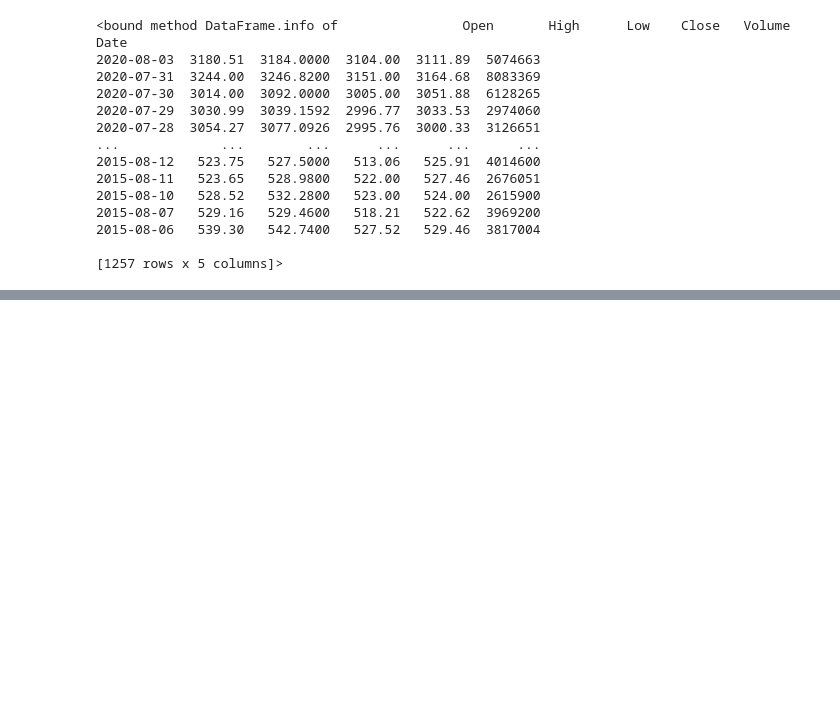
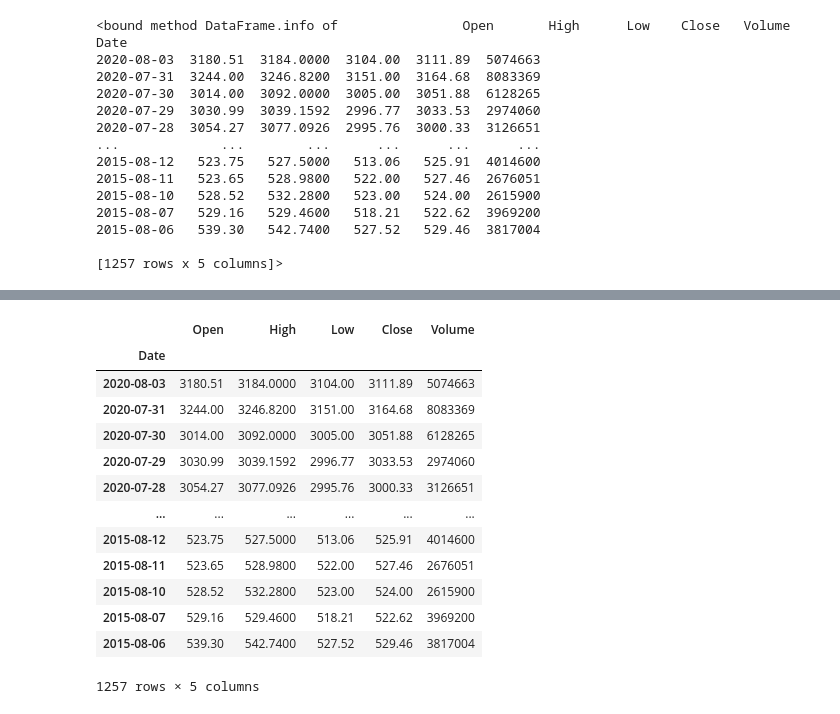
Before and after one commit to dgierejkiewicz/data-science, a Jupyter notebook: dane_gieldowe.ipynb, the cells around one changed output, grey strips where cells are left out. Cells and saved outputs as stored; diff of their text form; code cells hidden in the pictures; blank space fills up the shorter version.

```diff
--- a/dane_gieldowe.ipynb
+++ b/dane_gieldowe.ipynb
@@ -35,0 +51,17 @@ Date
+# %%
+df
+# %% [output]
+|  | Open | High | Low | Close | Volume |
+| Date |  |  |  |  |  |
+| 2020-08-03 | 3180.51 | 3184.0000 | 3104.00 | 3111.89 | 5074663 |
+| 2020-07-31 | 3244.00 | 3246.8200 | 3151.00 | 3164.68 | 8083369 |
+| 2020-07-30 | 3014.00 | 3092.0000 | 3005.00 | 3051.88 | 6128265 |
+| 2020-07-29 | 3030.99 | 3039.1592 | 2996.77 | 3033.53 | 2974060 |
+| 2020-07-28 | 3054.27 | 3077.0926 | 2995.76 | 3000.33 | 3126651 |
+| ... | ... | ... | ... | ... | ... |
+| 2015-08-12 | 523.75 | 527.5000 | 513.06 | 525.91 | 4014600 |
+| 2015-08-11 | 523.65 | 528.9800 | 522.00 | 527.46 | 2676051 |
+| 2015-08-10 | 528.52 | 532.2800 | 523.00 | 524.00 | 2615900 |
+| 2015-08-07 | 529.16 | 529.4600 | 518.21 | 522.62 | 3969200 |
+| 2015-08-06 | 539.30 | 542.7400 | 527.52 | 529.46 | 3817004 |
+1257 rows × 5 columns
```
Also changed, not shown: parts of 14 cells of this notebook.
